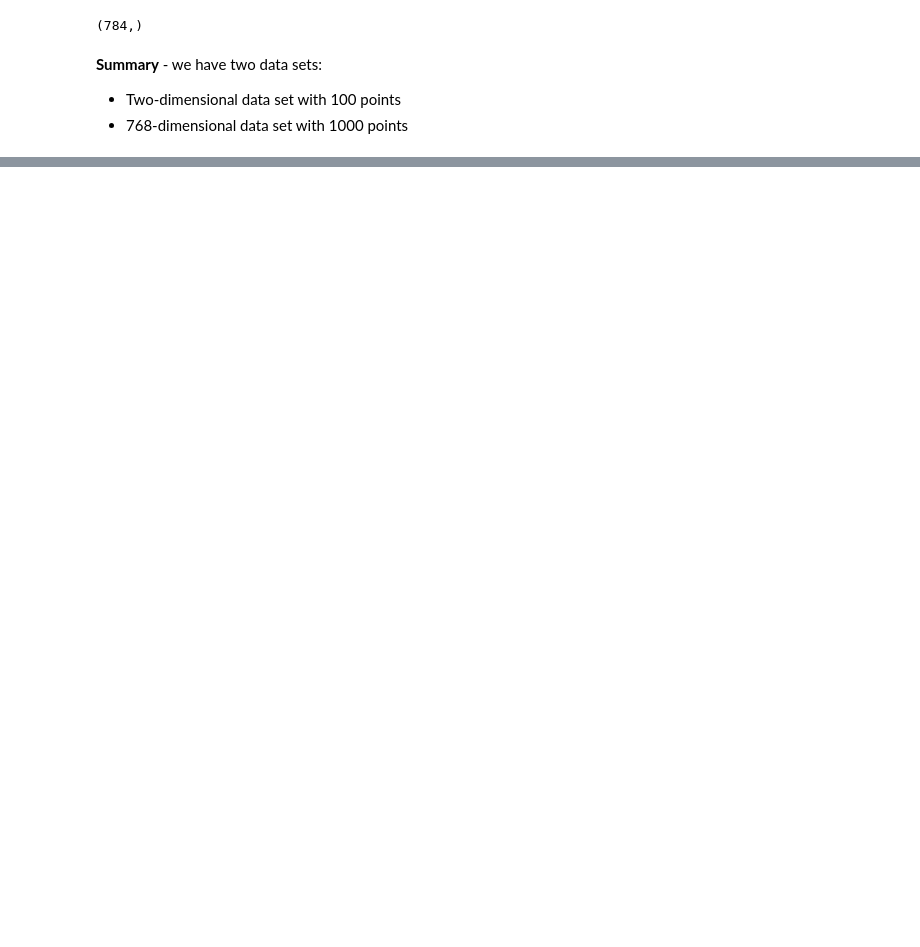
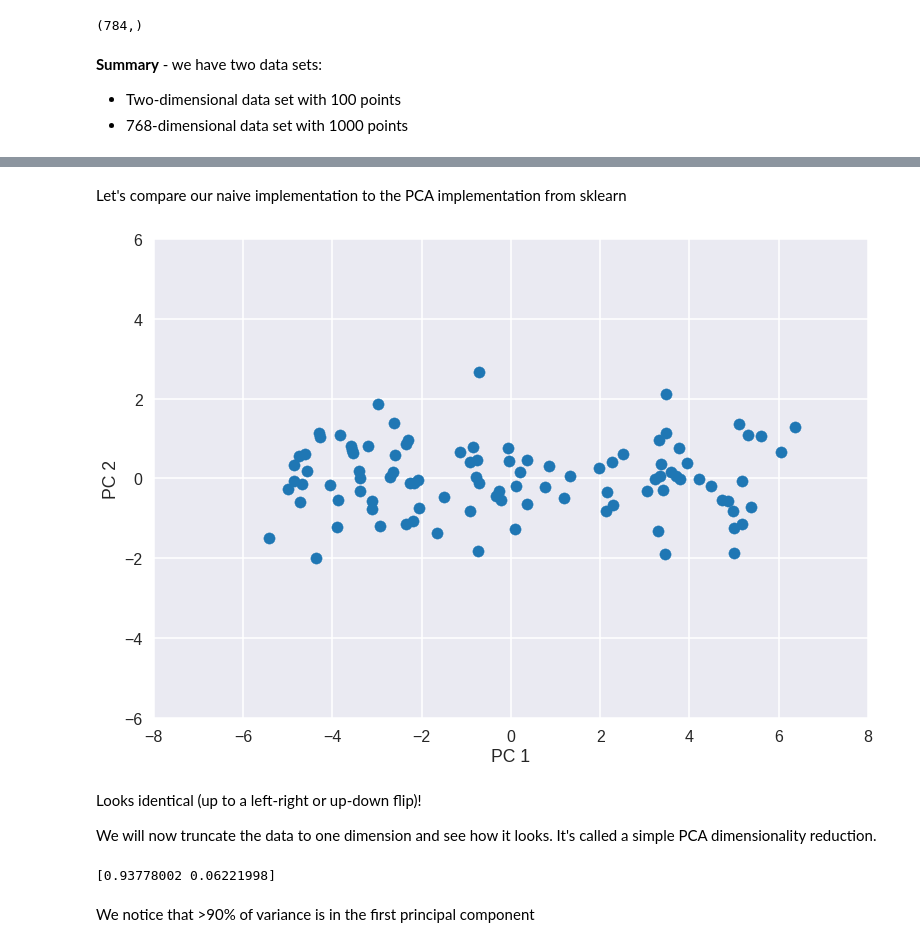
Before and after one commit to klyshko/ml_python, a Jupyter notebook: Lecture9.ipynb, the cells around one changed output, grey strips where cells are left out. Saved outputs shown, nothing was run; the diff lists cells and outputs as text; code cells hidden in the pictures; blank space fills up the shorter version.

```diff
--- a/Lecture9.ipynb
+++ b/Lecture9.ipynb
@@ -215,0 +224,26 @@ plt.show()
+# %% [markdown]
+Let's compare our naive implementation to the PCA implementation from sklearn
+# %%
+from sklearn.decomposition import PCA
+
+skl_PCA = PCA(n_components = 2).fit(X_2d) ## fit the data to receive eigenvectors of covariance matrix
+skl_X_2d_transformed = skl_PCA.transform(X_2d) ## apply a transformation
+
+plt.scatter(skl_X_2d_transformed[:,0], skl_X_2d_transformed[:,1])
+plt.xlabel('PC 1')
+plt.ylabel('PC 2')
+plt.ylim((-6,6))
+plt.xlim((-8,8))
+plt.show()
+# %% [output]
+[figure, added]
+# %% [markdown]
+Looks identical (up to a left-right or up-down flip)!
+
+We will now truncate the data to one dimension and see how it looks. It's called a simple PCA dimensionality reduction.
+# %%
+print(skl_PCA.explained_variance_ratio_)
+# %% [output]
+[0.93778002 0.06221998]
+# %% [markdown]
+We notice that >90% of variance is in the first principal component
```
Also changed, not shown: parts of 48 cells of this notebook, 1 other file.
